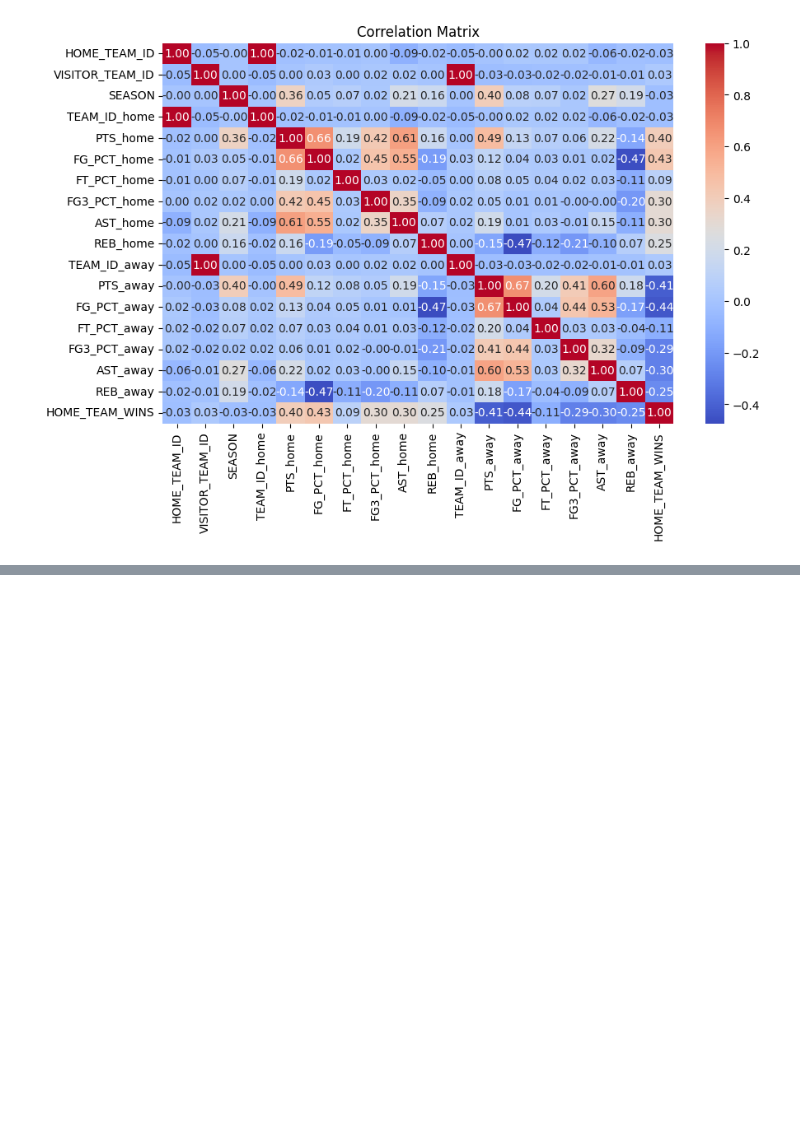
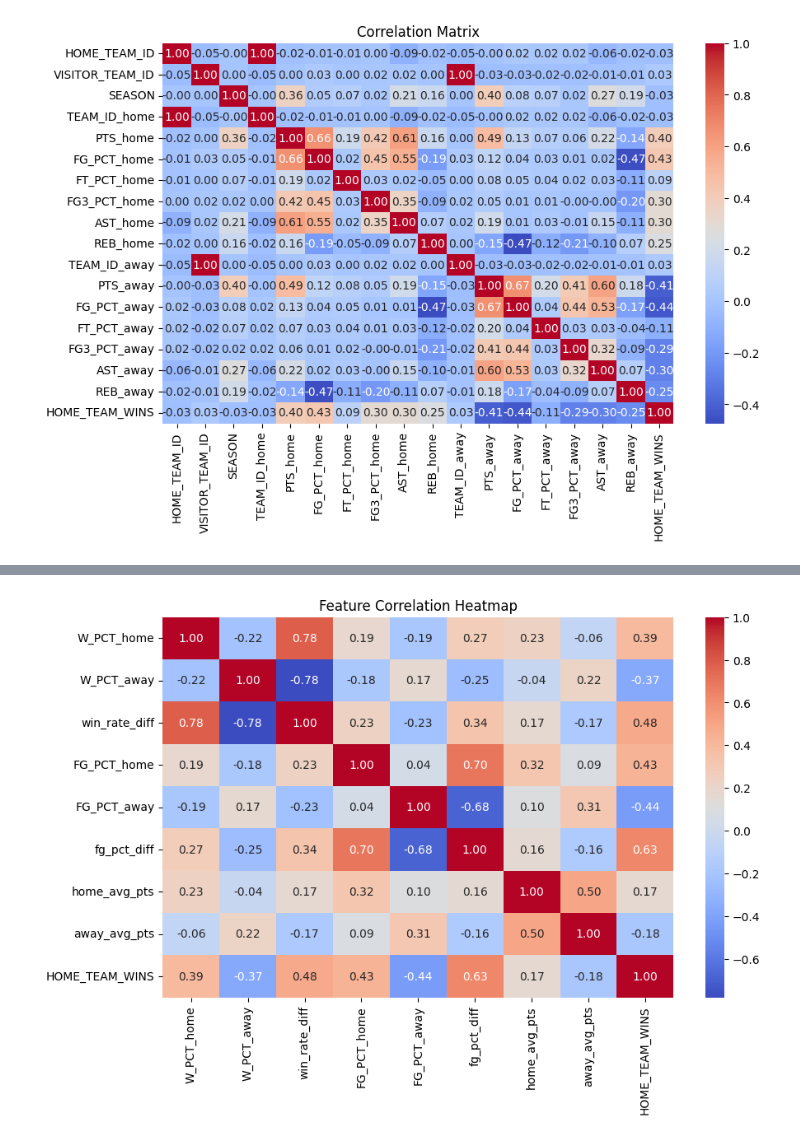
Before and after one commit to zahra-ynp/Intro-to-ML-Project, a Jupyter notebook: main.ipynb, the cells around one changed output, grey strips where cells are left out. Drawn from its saved outputs; the diff is of its cells as text; code cells hidden in the pictures; blank space fills up the shorter version.

```diff
--- a/main.ipynb
+++ b/main.ipynb
@@ -126,0 +120,23 @@ games
+# %%
+# Create win rate difference
+games['win_rate_diff'] = games['W_PCT_home'] - games['W_PCT_away']
+
+# Create field goal percentage difference
+games['fg_pct_diff'] = games['FG_PCT_home'] - games['FG_PCT_away']
+
+# Rolling averages for points in last 5 games
+games = games.sort_values(by=['GAME_DATE'])  # Sort by date
+games['home_avg_pts'] = games.groupby('TEAM_ID_home')['PTS_home'].transform(lambda x: x.rolling(5, min_periods=1).mean())
+games['away_avg_pts'] = games.groupby('TEAM_ID_away')['PTS_away'].transform(lambda x: x.rolling(5, min_periods=1).mean())
+
+# Select final feature set
+features = ['W_PCT_home', 'W_PCT_away', 'win_rate_diff',
+            'FG_PCT_home', 'FG_PCT_away', 'fg_pct_diff',
+            'home_avg_pts', 'away_avg_pts', 'HOME_TEAM_WINS']
+
+df = games[features]
+
+# Handle missing values
+print("\nMissing Values per Column:")
+print(df.isnull().sum())
+df.dropna(inplace=True)
@@ -126,0 +159,8 @@ games
+# %%
+# Display correlation heatmap
+plt.figure(figsize=(10, 6))
+sns.heatmap(df.corr(), annot=True, cmap='coolwarm', fmt=".2f")
+plt.title("Feature Correlation Heatmap")
+plt.show()
+# %% [output]
+[figure, added]
```
Also changed, not shown: parts of 7 cells of this notebook.
